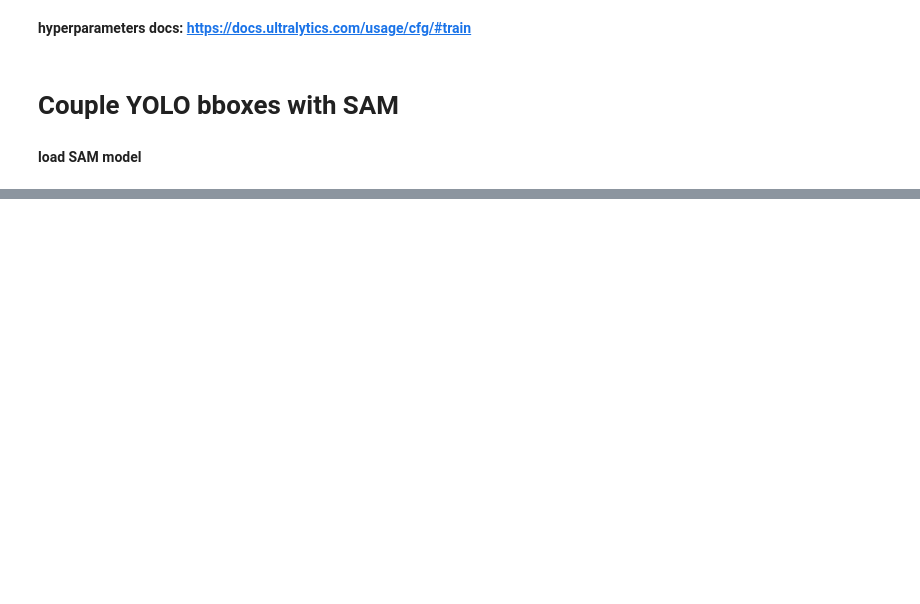
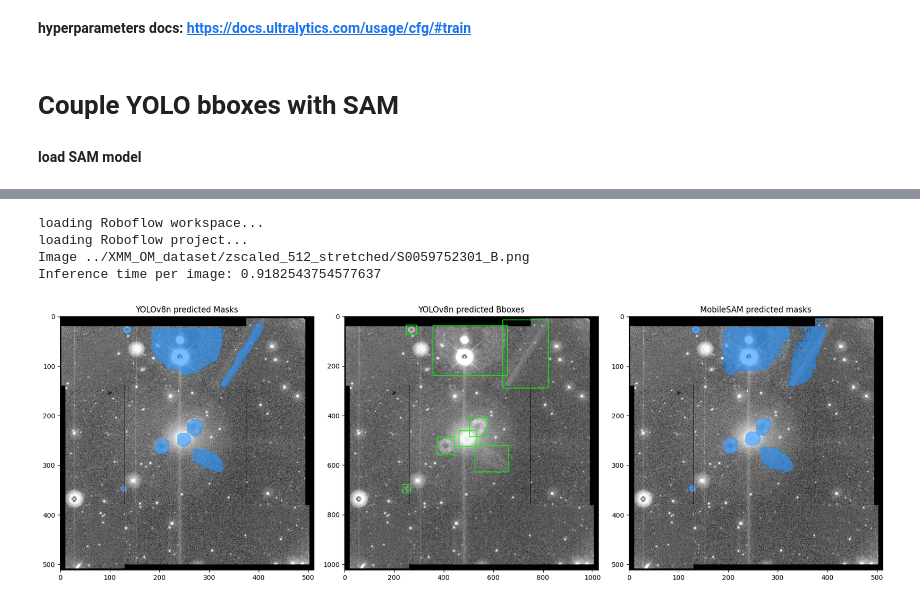
Before and after one commit to ESA-Datalabs/XAMI-model, a Jupyter notebook: yolov8_sam_classif.ipynb, the cells around one changed output, grey strips where cells are left out. Drawn from its saved outputs; the diff is of its cells as text; code cells hidden in the pictures; blank space fills up the shorter version.

Commit message:
ft with bigger dataset and new loss option

```diff
--- a/yolov8_sam_classif.ipynb
+++ b/yolov8_sam_classif.ipynb
@@ -144,14 +146,15 @@ from PIL import Image
 sys.path.append('/workspace/raid/OM_DeepLearning/MobileSAM-fine-tuning/')
 from ft_mobile_sam import sam_model_registry, SamAutomaticMaskGenerator, SamPredictor
 
-mobile_sam_checkpoint = "/workspace/raid/OM_DeepLearning/MobileSAM-fine-tuning/weights/sam_vit_l_0b3195.pth"
+mobile_sam_checkpoint = "/workspace/raid/OM_DeepLearning/MobileSAM-fine-tuning/weights/mobile_sam.pt"
+# mobile_sam_checkpoint = "./ft_mobile_sam_final.pth"
 
-yolov8_pretrained_model = YOLO('./yolov8-segm-ft_no_stars-n/200_epochs-no_stars-n-even_fewer_obj/weights/best.pt');
+yolov8_pretrained_model = YOLO('./yolov8-segm-ft_no_stars-n/200_epochs-no_stars-n-even_fewer_obj25/weights/best.pt');
 yolov8_pretrained_model.to(f'cuda:{device_id}');
 
 device = f"cuda:{device_id}" if torch.cuda.is_available() else "cpu"
 print("device:", device)
 
-mobile_sam_model = sam_model_registry["vit_l"](checkpoint=mobile_sam_checkpoint)
+mobile_sam_model = sam_model_registry["vit_t"](checkpoint=mobile_sam_checkpoint)
 mobile_sam_model.to(device)
 predictor = SamPredictor(mobile_sam_model)
@@ -421,11 +459,4 @@ plt.close()
 # %%
-import glob
-from roboflow import Roboflow
-
-# Initialize Roboflow client
-rf = Roboflow(api_key="my_api_key")
-upload_project = rf.workspace("orij").project("xmm_om_images_512_sg_sr_cr_only") # error if the project doesn't exist
-
 import glob
 from roboflow import Roboflow
 
@@ -456,18 +487,27 @@ def export_image_det_to_Roboflow(input_dir, filename, masks, obj_results):
 # %%
 # Optional Roboflow export in VOC format given filenames
 export_to_Roboflow = True
+import time
 
+best_model = mobile_sam_model.cpu()
 if export_to_Roboflow:
+    # Initialize Roboflow client
+    rf = Roboflow(api_key="EBeK30tpU3HW2VGGl0xa")
+    upload_project = rf.workspace("orij").project("xmm_om_images_512_sg_sr_cr_only") # error if the project doesn't exist
+
     new_images_dir = '../XMM_OM_dataset/zscaled_512_stretched/'
     new_image_files =  os.listdir(new_images_dir)
     best_model.eval()
 
     with torch.no_grad():
-        for image_name in new_image_files[600:620]:
-                print('Image', new_images_dir+image_name)
-                image = cv2.imread(new_images_dir + image_name)
+        # eg_img = 'S0018141301_M.png'
+        for eg_img in new_image_files[701:702]:
+        # if True:
+                print('Image', new_images_dir+eg_img)
+                image = cv2.imread(new_images_dir + eg_img)
                 image = cv2.cvtColor(image, cv2.COLOR_BGR2RGB)
-                obj_results = yolov8_pretrained_model.predict(new_images_dir + image_name, conf=0.2)
+                start_time = time.time()
+                obj_results = yolov8_pretrained_model.predict(new_images_dir + eg_img, conf=0.2)
                 predictor.set_image(image)
 
                 if len(obj_results[0]) == 0:
@@ -475,7 +515,7 @@ if export_to_Roboflow:
                     plt.imshow(image)
                     plt.show()
                     plt.close()
-                    continue
+                    # continue
 
                 input_boxes1 = obj_results[0].boxes.xyxy
                 expand_by = 2.5
@@ -500,7 +540,7 @@ if export_to_Roboflow:
                         prompt_embedding=prompt_embedding[0:boxes.shape[0],:,:,:]
                         sparse_embeddings, dense_embeddings = best_model.prompt_encoder(
                             points=None,
-                            boxes=boxes,
+                            boxes=boxes.cpu(),
                             masks=None,)
                         low_res_masks, _ = best_model.mask_decoder(
                             image_embeddings=image_embedding,
@@ -511,34 +551,40 @@ if export_to_Roboflow:
                         )
                         low_res_masks=predictor.model.postprocess_masks(low_res_masks, predictor.input_size, predictor.original_size)
                         threshold_masks = torch.sigmoid(low_res_masks - best_model.mask_threshold)
                         sam_mask_pre = (threshold_masks > 0.5)*1.0
                         sam_mask.append(sam_mask_pre.squeeze(1))
 
                         yolo_masks_tensor = torch.stack([torch.from_numpy(mask).unsqueeze(0) for mask in yolo_masks], dim=0)
-                        export_image_det_to_Roboflow(new_images_dir, image_name, sam_mask_pre, obj_results)
-
+                        # export_image_det_to_Roboflow(new_images_dir, image_name, sam_mask_pre, obj_results)
+                        print("Inference time per image:", time.time()-start_time)
                         fig, axes = plt.subplots(1, 3, figsize=(18, 6))
 
                         # Plot 1: YOLO Masks
                         axes[0].imshow(image)
                         axes[0].set_title('YOLOv8n predicted Masks')
-                        show_masks(yolo_masks, axes[0], random_color=True)
+                        show_masks(yolo_masks, axes[0]) #, random_color=True)
 
                         # Plot 2: Bounding Boxes
                         image1 = cv2.resize(image, (1024, 1024))
                         for bbox in boxes:
                             x1, y1, x2, y2 = bbox.detach().cpu().numpy()
                             x1, y1, x2, y2 = int(x1), int(y1), int(x2), int(y2)
                             cv2.rectangle(image1, (x1, y1), (x2, y2), (0, 255, 0), 2)
                         image1_rgb = cv2.cvtColor(image1, cv2.COLOR_BGR2RGB)
                         axes[1].imshow(image1_rgb)
                         axes[1].set_title('YOLOv8n predicted Bboxes')
 
                         # Plot 3: SAM Masks
                         sam_masks_numpy = sam_mask[0].detach().cpu().numpy()
                         axes[2].imshow(image)
-                        show_masks(sam_masks_numpy, axes[2], random_color=True)
+                        show_masks(sam_masks_numpy, axes[2]) #, random_color=True)
                         axes[2].set_title('MobileSAM predicted masks')
                         plt.tight_layout()
                         # plt.savefig(f'./plots/combined_plots.png')
                         plt.show()
+# %% [output]
+loading Roboflow workspace...
+loading Roboflow project...
+Image ../XMM_OM_dataset/zscaled_512_stretched/S0059752301_B.png
+Inference time per image: 0.9182543754577637
+[figure, added]
```
Also changed, not shown: parts of 14 cells of this notebook.
